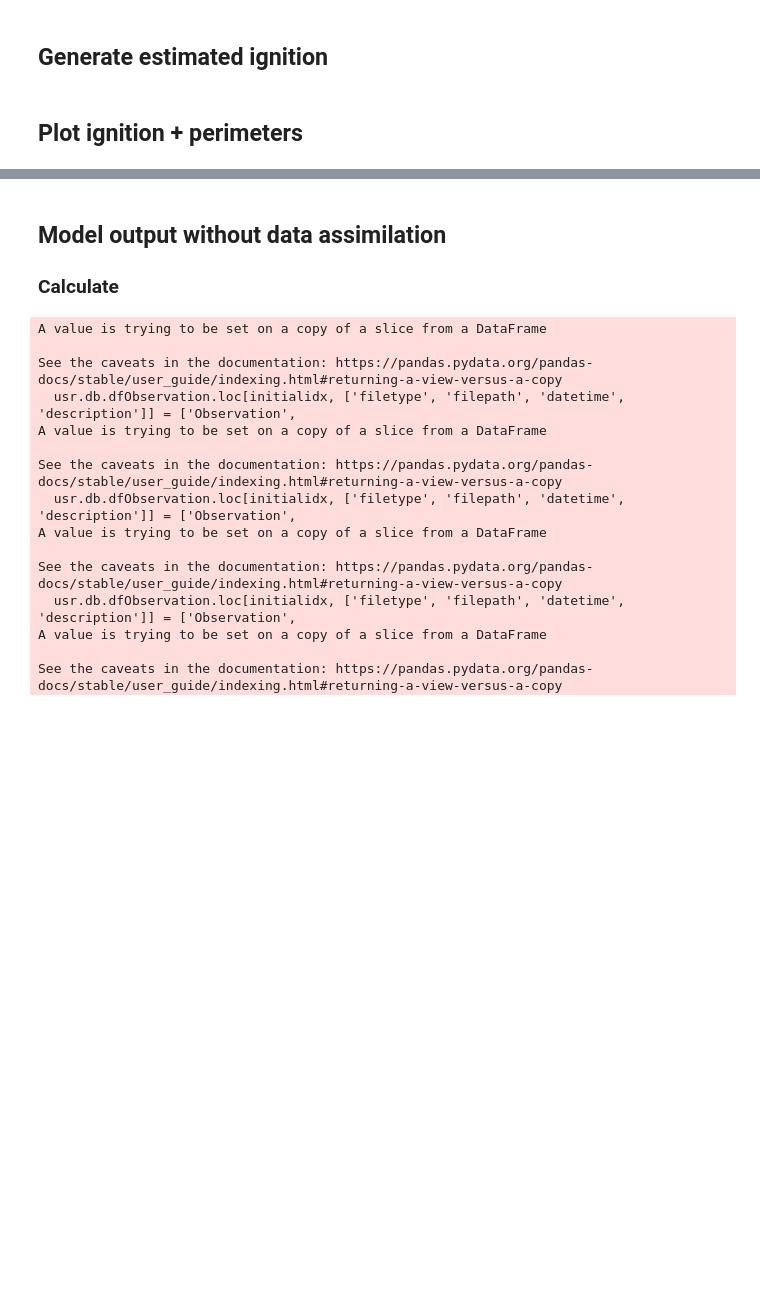
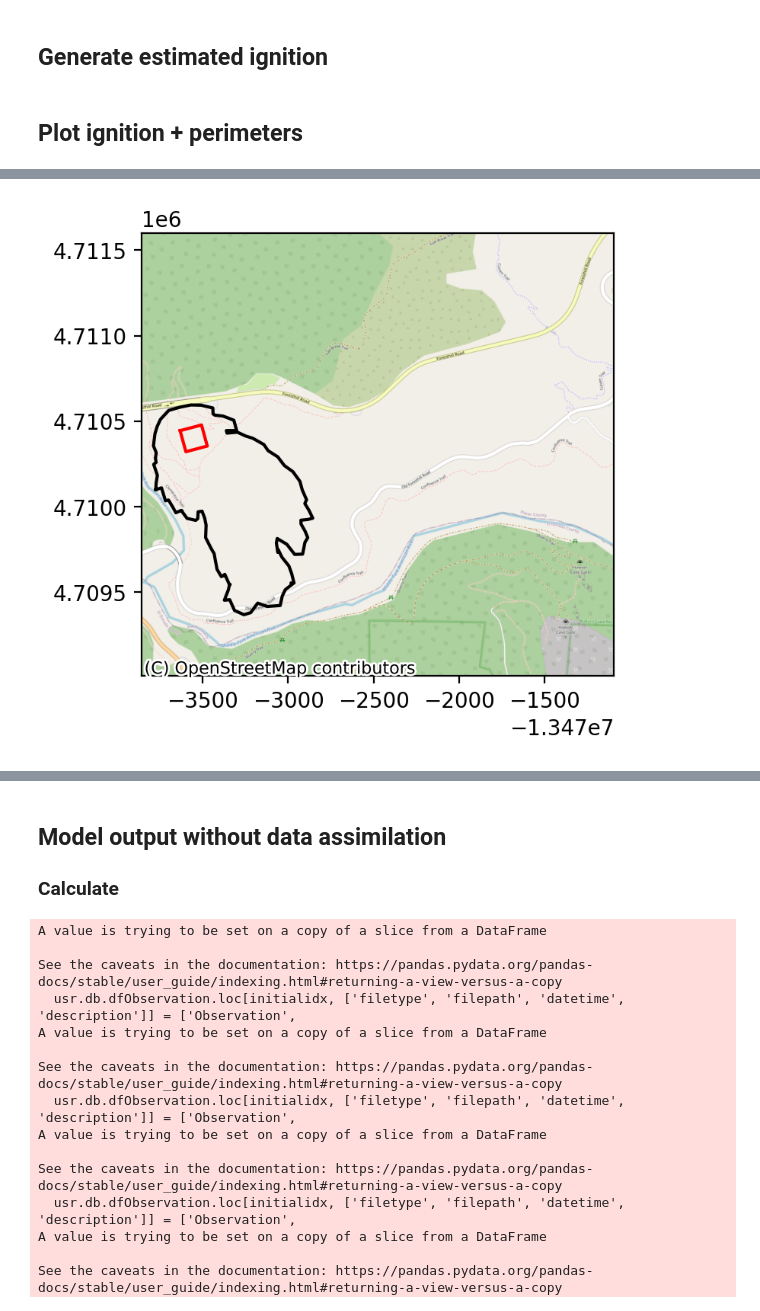
Before and after one commit to tolgacaglar/farsite-devAPI, a Jupyter notebook: src/Generating Plots for Bridge2021.ipynb, the cells around one changed output, grey strips where cells are left out. Saved outputs shown, nothing was run; the diff lists cells and outputs as text; code cells hidden in the pictures; blank space fills up the shorter version.

```diff
--- a/src/Generating Plots for Bridge2021.ipynb
+++ b/src/Generating Plots for Bridge2021.ipynb
@@ -128,0 +150,13 @@ ctx.add_basemap(ax=ax, source=ctx.providers.OpenStreetMap.Mapnik)
+# %%
+fig, ax = plt.subplots(1,1, figsize=(4,4), dpi=200)
+
+plot_geometry(reproject_geom(ignition), ax=ax, color='red')
+plot_geometry(reproject_geom(forward_geom), ax=ax, label=timestamp, color=(0,0,0,1-i/10))
+
+# # Bridge boundaries
+ax.set_ylim((4709010.56092576, 4711600.804956875))
+ax.set_xlim((-13473855.436906476, -13471093.057568321))
+
+ctx.add_basemap(ax=ax, source=ctx.providers.OpenStreetMap.Mapnik)
+# %% [output]
+[figure, added]
```
Also changed, not shown: parts of 17 cells of this notebook, 14 other files.
